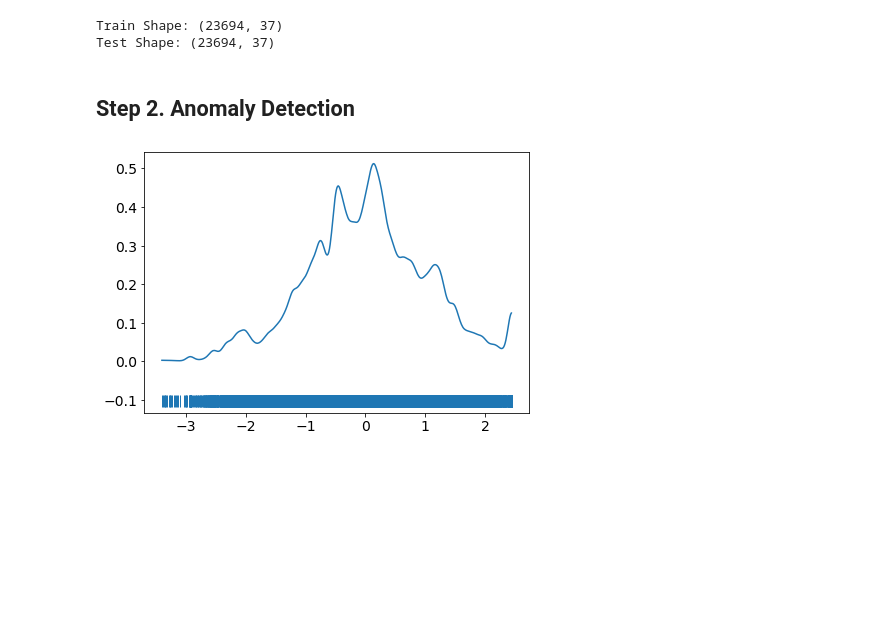
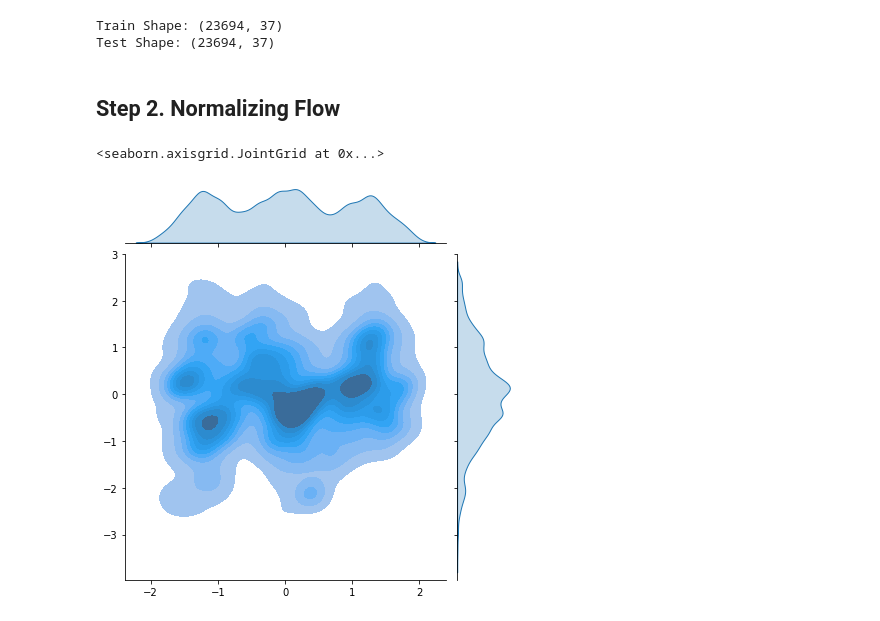
Before and after one commit to VUZhuangweiKang/VU-AD, a Jupyter notebook: normalizing_flow.ipynb, the cells around one changed output. Drawn from its saved outputs; the diff is of its cells as text; code cells hidden in the pictures; blank space fills up the shorter version.

```diff
--- a/normalizing_flow.ipynb
+++ b/normalizing_flow.ipynb
@@ -48,5 +41,5 @@ X_train = scaler.fit_transform(X_train)
 # %% [markdown]
-## Step 2. Anomaly Detection
+## Step 2. Normalizing Flow
 # %%
 from collections import Counter
 import matplotlib.pyplot as plt
@@ -59,8 +52,3 @@ import arviz as az
 
 pm.set_tt_rng(42)
 np.random.seed(42)
-# %%
-az.plot_kde(X_train[:, 4], rug=True)
-plt.show()
-# %% [output]
-[figure, removed]
@@ -66,0 +57,5 @@ plt.show()
+# %%
+sns.jointplot(X_train[:, 0], X_train[:, 1], kind='kde', fill=True)
+# %% [output]
+<seaborn.axisgrid.JointGrid at 0x...>
+[figure, added]
```
Also changed, not shown: parts of 32 cells of this notebook, 6 other files.
